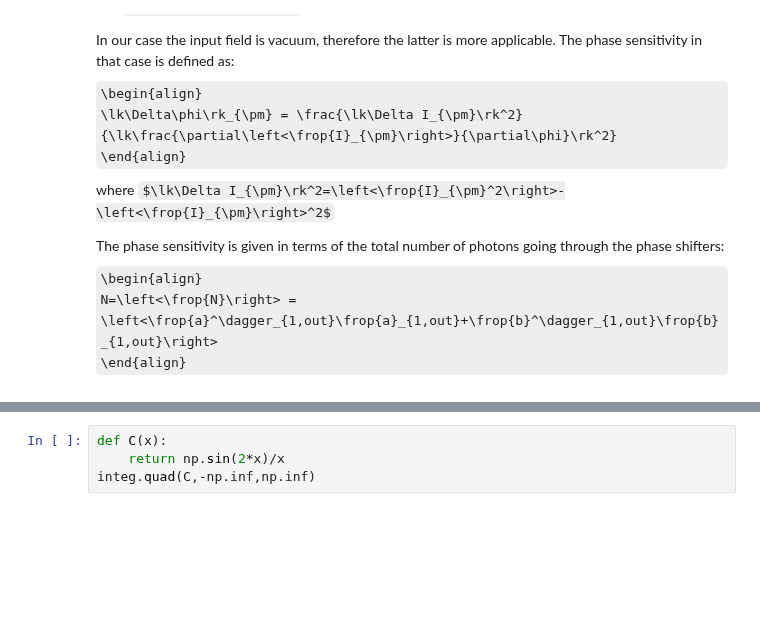
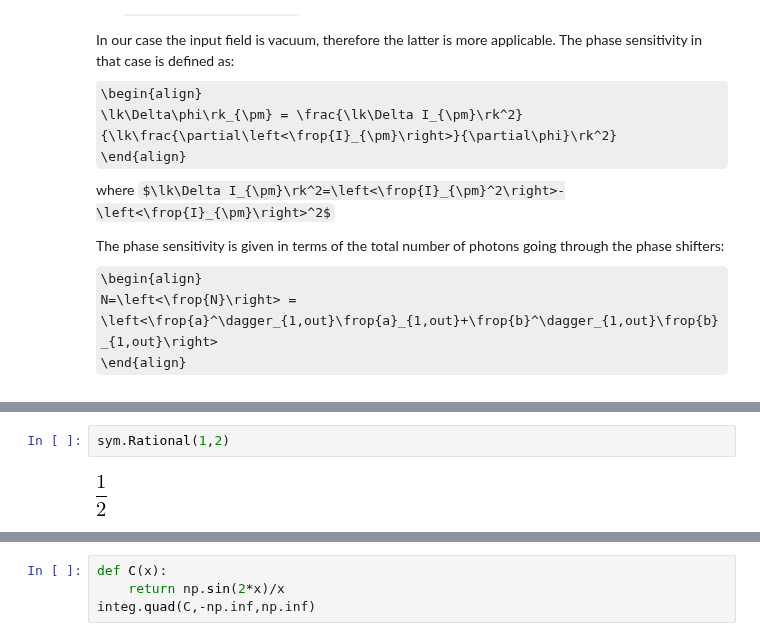
Before and after one commit to nemetniki/General-linear-model, a Jupyter notebook: NDPA.ipynb, the cells around one changed output, grey strips where cells are left out. Saved outputs shown, nothing was run; the diff lists cells and outputs as text; some formulas as TeX source; blank space fills up the shorter version.

```diff
--- a/NDPA.ipynb
+++ b/NDPA.ipynb
@@ -810,2 +623,6 @@ num    = sym.lambdify((nu,eps,Del,kapa,kapb,kap1a,kap1b,ka,kb,ta,tb,phia,phib,La
+# %%
+sym.Rational(1,2)
+# %% [output]
+[figure, added]
 # %%
 import numpy as np
```
Also changed, not shown: parts of 9 cells of this notebook, 2 other files.
